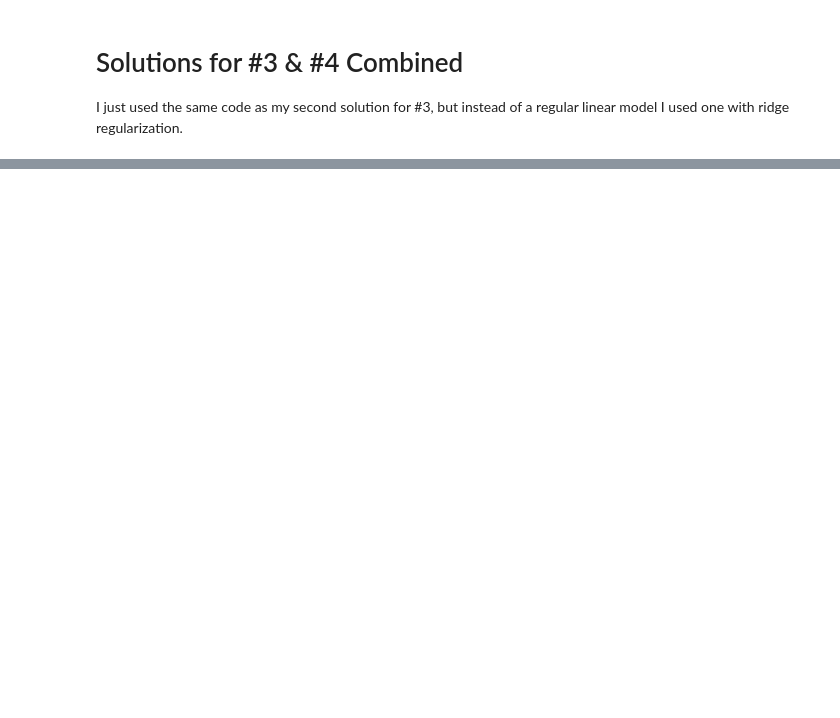
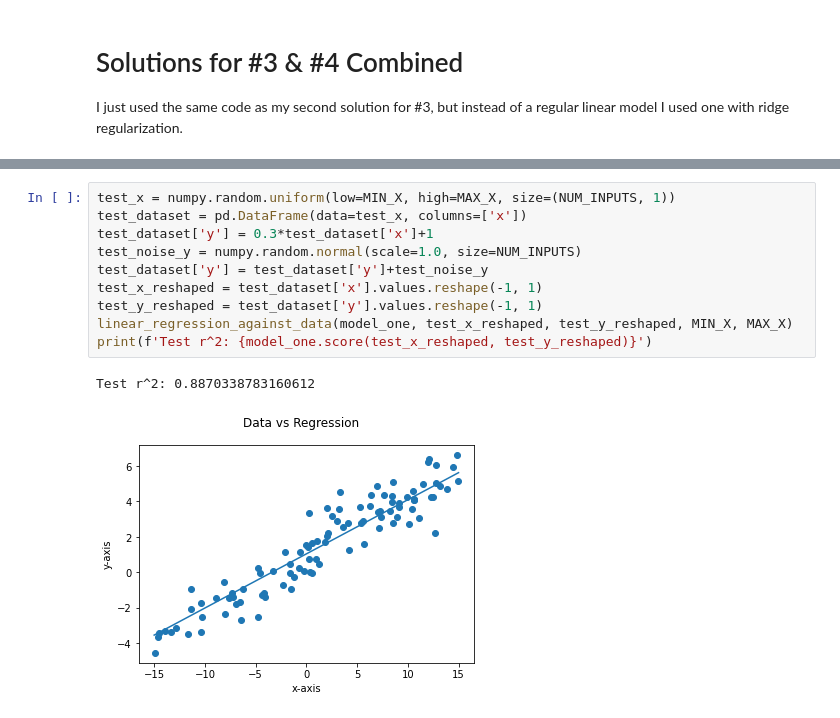
Before and after one commit to FlyN-Nick/introToML, a Jupyter notebook: New Jupyter Notebooks/LinearRegression.ipynb, the cells around one changed output, grey strips where cells are left out. Drawn from its saved outputs; the diff is of its cells as text; blank space fills up the shorter version.

```diff
--- a/New Jupyter Notebooks/LinearRegression.ipynb
+++ b/New Jupyter Notebooks/LinearRegression.ipynb
@@ -331,0 +343,13 @@ I just used the same code as my second solution for #3, but instead of a regular
+# %%
+test_x = numpy.random.uniform(low=MIN_X, high=MAX_X, size=(NUM_INPUTS, 1))
+test_dataset = pd.DataFrame(data=test_x, columns=['x'])
+test_dataset['y'] = 0.3*test_dataset['x']+1
+test_noise_y = numpy.random.normal(scale=1.0, size=NUM_INPUTS)
+test_dataset['y'] = test_dataset['y']+test_noise_y
+test_x_reshaped = test_dataset['x'].values.reshape(-1, 1)
+test_y_reshaped = test_dataset['y'].values.reshape(-1, 1)
+linear_regression_against_data(model_one, test_x_reshaped, test_y_reshaped, MIN_X, MAX_X)
+print(f'Test r^2: {model_one.score(test_x_reshaped, test_y_reshaped)}')
+# %% [output]
+Test r^2: 0.8870338783160612
+[figure, added]
```
Also changed, not shown: parts of 19 cells of this notebook, 5 other files.
